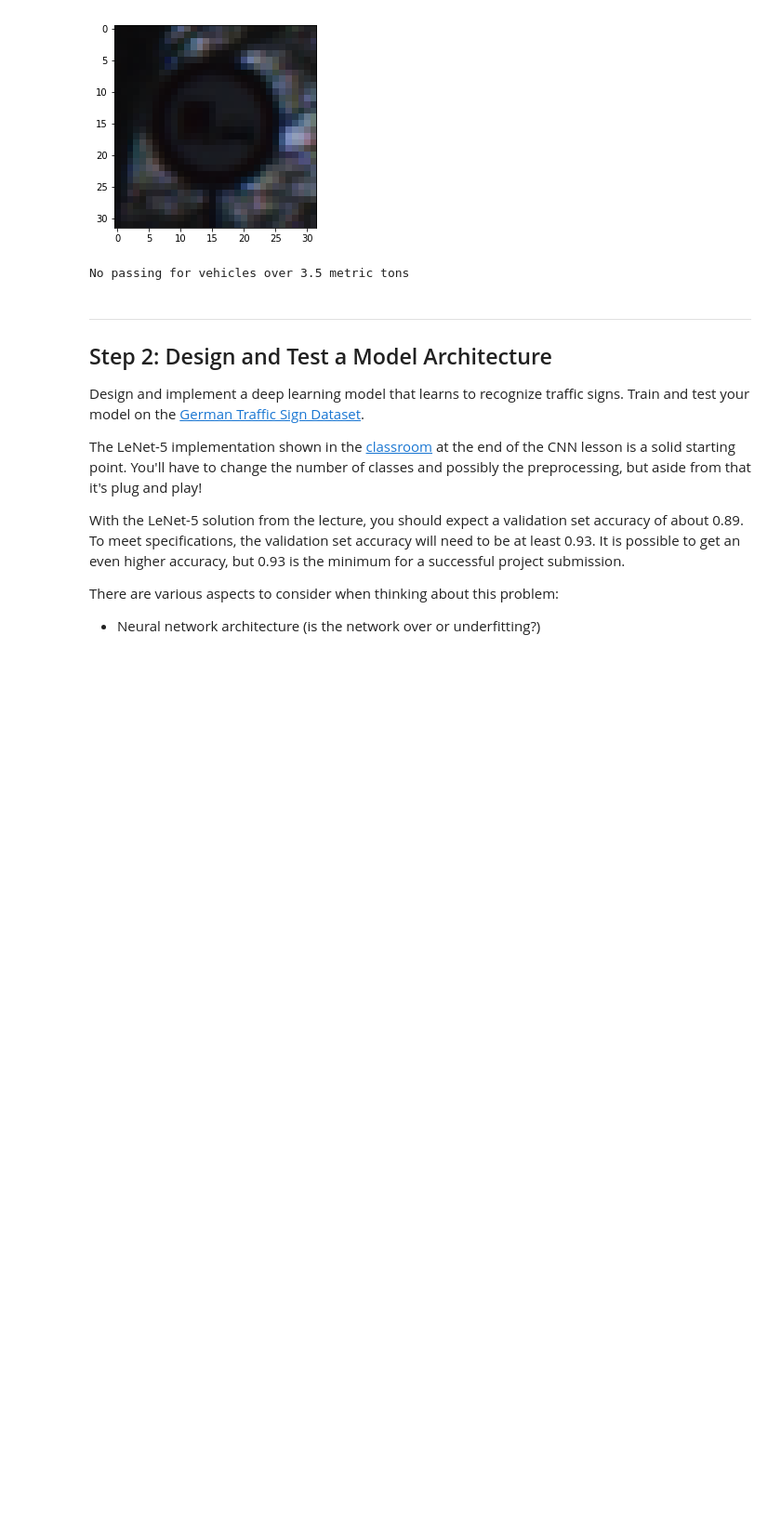
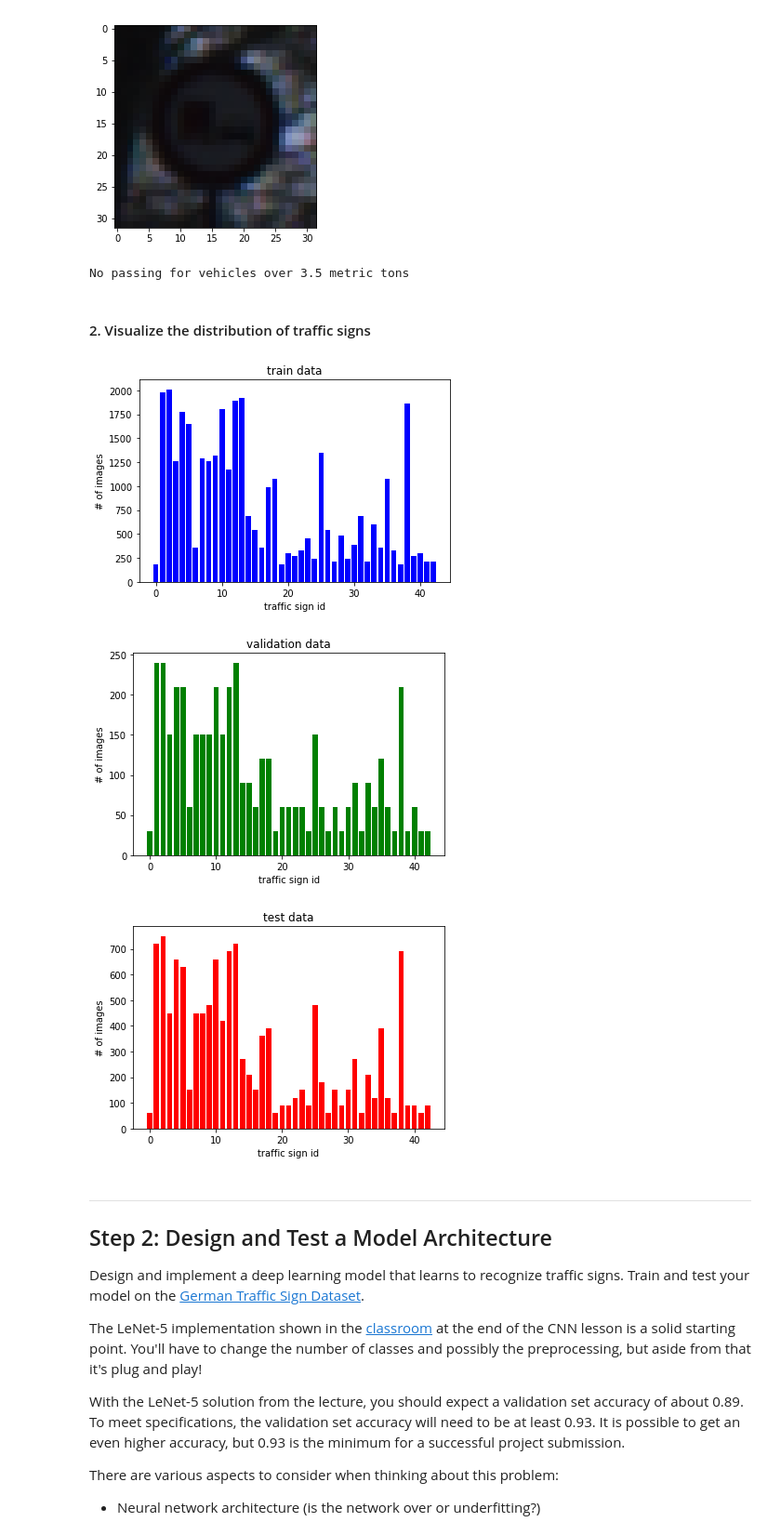
Before and after one commit to dmsehuang/CarND-Traffic-Sign-Classifier, a Jupyter notebook: Traffic_Sign_Classifier.ipynb, the cells around one changed output. Shown at 93% size. Drawn from its saved outputs; the diff is of its cells as text; code cells hidden in the pictures; blank space fills up the shorter version.

Commit message:
Calculate the distribution of the data.
Use numpy unique function and bar(unique, counts) to calculate and display the data.

```diff
--- a/Traffic_Sign_Classifier.ipynb
+++ b/Traffic_Sign_Classifier.ipynb
@@ -124,6 +128,24 @@ display_image_randomly(X_train, y_train, 1)
 # %% [output]
 [figure]
 No passing for vehicles over 3.5 metric tons
+# %% [markdown]
+#### 2. Visualize the distribution of traffic signs
+# %%
+def display_distribution(y_data, name, color):
+    unique, counts = np.unique(y_data, return_counts = True)
+    plt.title(name)
+    plt.xlabel('traffic sign id')
+    plt.ylabel('# of images')
+    plt.bar(unique, counts, color=color)
+    plt.show()
+# %%
+display_distribution(y_train, 'train data', color='b')
+display_distribution(y_valid, 'validation data', color='g')
+display_distribution(y_test, 'test data', color='r')
+# %% [output]
+[figure, added]
+[figure, added]
+[figure, added]
 # %% [markdown]
 ----
 
```
Also changed, not shown: parts of 3 cells of this notebook.
